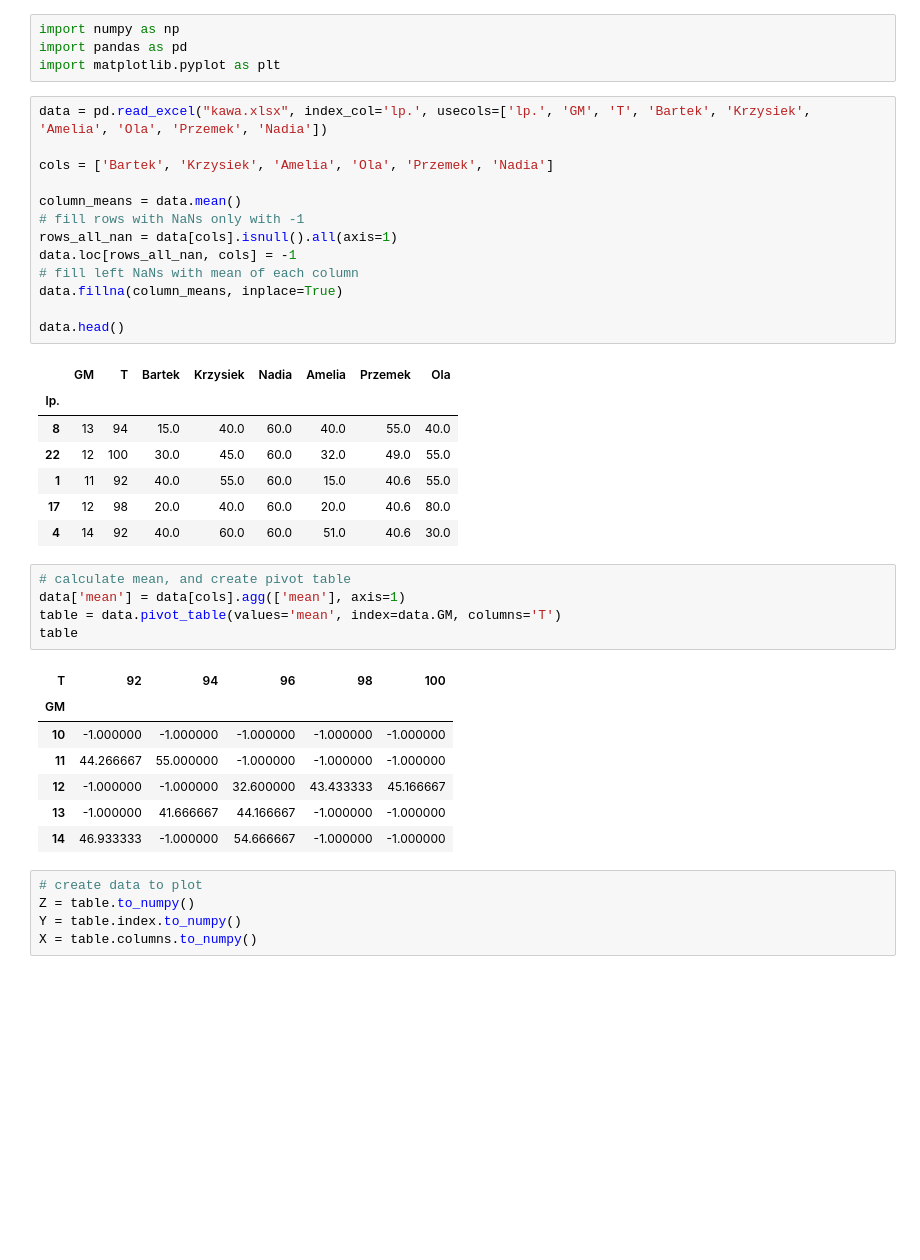
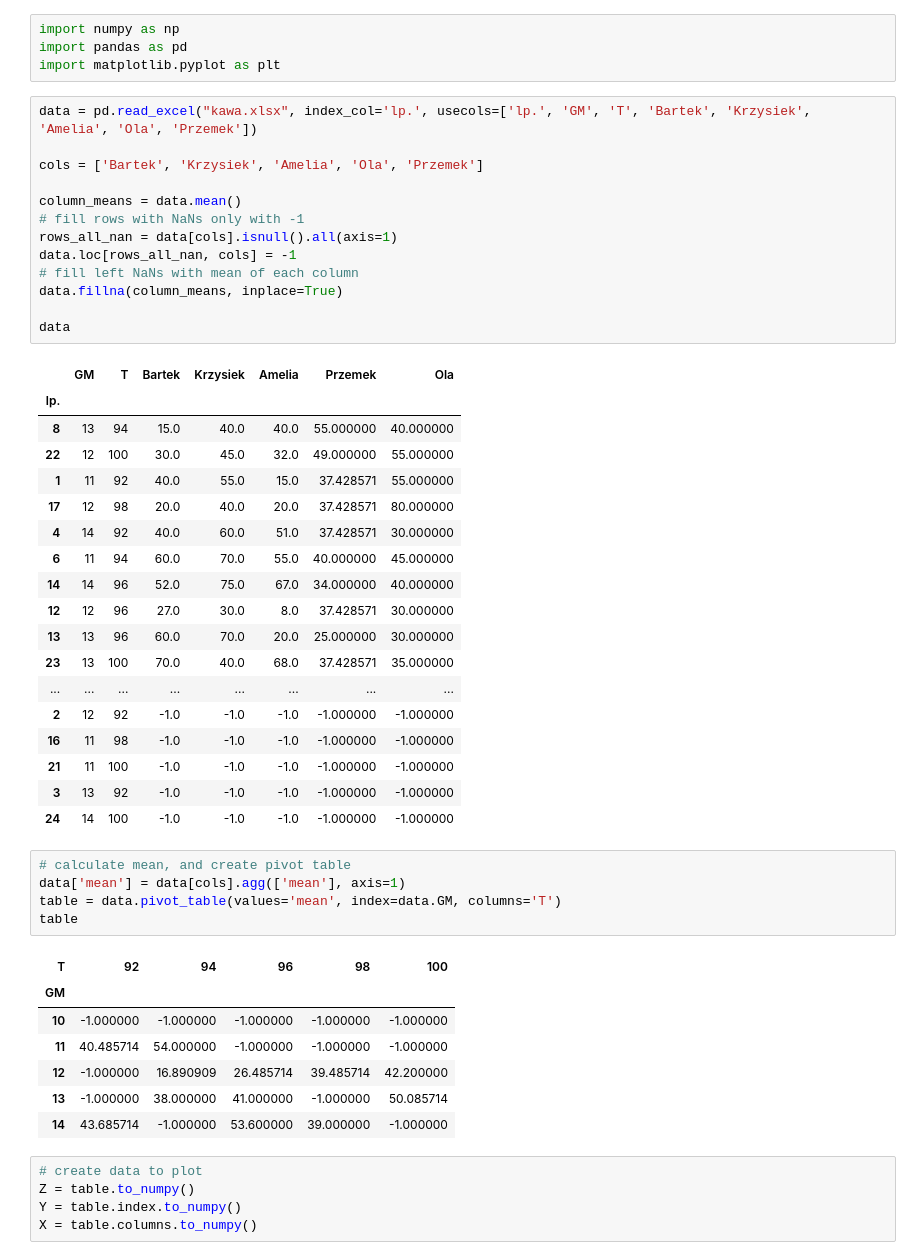
Before and after one commit to Krist0f0l0s/kawusia, a Jupyter notebook: kawa.ipynb, the cells around one changed output. Cells and saved outputs as stored; diff of their text form; blank space fills up the shorter version.

```diff
--- a/kawa.ipynb
+++ b/kawa.ipynb
@@ -3,26 +3,37 @@ import numpy as np
 import pandas as pd
 import matplotlib.pyplot as plt
 # %%
-data = pd.read_excel("kawa.xlsx", index_col='lp.', usecols=['lp.', 'GM', 'T', 'Bartek', 'Krzysiek', 'Amelia', 'Ola', 'Przemek', 'Nadia'])
+data = pd.read_excel("kawa.xlsx", index_col='lp.', usecols=['lp.', 'GM', 'T', 'Bartek', 'Krzysiek', 'Amelia', 'Ola', 'Przemek'])
 
-cols = ['Bartek', 'Krzysiek', 'Amelia', 'Ola', 'Przemek', 'Nadia']
+cols = ['Bartek', 'Krzysiek', 'Amelia', 'Ola', 'Przemek']
 
 column_means = data.mean()
 # fill rows with NaNs only with -1
 rows_all_nan = data[cols].isnull().all(axis=1)
 data.loc[rows_all_nan, cols] = -1
 # fill left NaNs with mean of each column
 data.fillna(column_means, inplace=True)
 
-data.head()
+data
 # %% [output]
-|  | GM | T | Bartek | Krzysiek | Nadia | Amelia | Przemek | Ola |
-| lp. |  |  |  |  |  |  |  |  |
-| 8 | 13 | 94 | 15.0 | 40.0 | 60.0 | 40.0 | 55.0 | 40.0 |
-| 22 | 12 | 100 | 30.0 | 45.0 | 60.0 | 32.0 | 49.0 | 55.0 |
-| 1 | 11 | 92 | 40.0 | 55.0 | 60.0 | 15.0 | 40.6 | 55.0 |
-| 17 | 12 | 98 | 20.0 | 40.0 | 60.0 | 20.0 | 40.6 | 80.0 |
-| 4 | 14 | 92 | 40.0 | 60.0 | 60.0 | 51.0 | 40.6 | 30.0 |
+|  | GM | T | Bartek | Krzysiek | Amelia | Przemek | Ola |
+| lp. |  |  |  |  |  |  |  |
+| 8 | 13 | 94 | 15.0 | 40.0 | 40.0 | 55.000000 | 40.000000 |
+| 22 | 12 | 100 | 30.0 | 45.0 | 32.0 | 49.000000 | 55.000000 |
+| 1 | 11 | 92 | 40.0 | 55.0 | 15.0 | 37.428571 | 55.000000 |
+| 17 | 12 | 98 | 20.0 | 40.0 | 20.0 | 37.428571 | 80.000000 |
+| 4 | 14 | 92 | 40.0 | 60.0 | 51.0 | 37.428571 | 30.000000 |
+| 6 | 11 | 94 | 60.0 | 70.0 | 55.0 | 40.000000 | 45.000000 |
+| 14 | 14 | 96 | 52.0 | 75.0 | 67.0 | 34.000000 | 40.000000 |
+| 12 | 12 | 96 | 27.0 | 30.0 | 8.0 | 37.428571 | 30.000000 |
+| 13 | 13 | 96 | 60.0 | 70.0 | 20.0 | 25.000000 | 30.000000 |
+| 23 | 13 | 100 | 70.0 | 40.0 | 68.0 | 37.428571 | 35.000000 |
+| ... | ... | ... | ... | ... | ... | ... | ... |
+| 2 | 12 | 92 | -1.0 | -1.0 | -1.0 | -1.000000 | -1.000000 |
+| 16 | 11 | 98 | -1.0 | -1.0 | -1.0 | -1.000000 | -1.000000 |
+| 21 | 11 | 100 | -1.0 | -1.0 | -1.0 | -1.000000 | -1.000000 |
+| 3 | 13 | 92 | -1.0 | -1.0 | -1.0 | -1.000000 | -1.000000 |
+| 24 | 14 | 100 | -1.0 | -1.0 | -1.0 | -1.000000 | -1.000000 |
 # %%
 # calculate mean, and create pivot table
 data['mean'] = data[cols].agg(['mean'], axis=1)
@@ -32,10 +43,10 @@ table
 | T | 92 | 94 | 96 | 98 | 100 |
 | GM |  |  |  |  |  |
 | 10 | -1.000000 | -1.000000 | -1.000000 | -1.000000 | -1.000000 |
-| 11 | 44.266667 | 55.000000 | -1.000000 | -1.000000 | -1.000000 |
-| 12 | -1.000000 | -1.000000 | 32.600000 | 43.433333 | 45.166667 |
-| 13 | -1.000000 | 41.666667 | 44.166667 | -1.000000 | -1.000000 |
-| 14 | 46.933333 | -1.000000 | 54.666667 | -1.000000 | -1.000000 |
+| 11 | 40.485714 | 54.000000 | -1.000000 | -1.000000 | -1.000000 |
+| 12 | -1.000000 | 16.890909 | 26.485714 | 39.485714 | 42.200000 |
+| 13 | -1.000000 | 38.000000 | 41.000000 | -1.000000 | 50.085714 |
+| 14 | 43.685714 | -1.000000 | 53.600000 | 39.000000 | -1.000000 |
 # %%
 # create data to plot
 Z = table.to_numpy()
```
Also changed, not shown: parts of 1 cell of this notebook, 1 other file.
